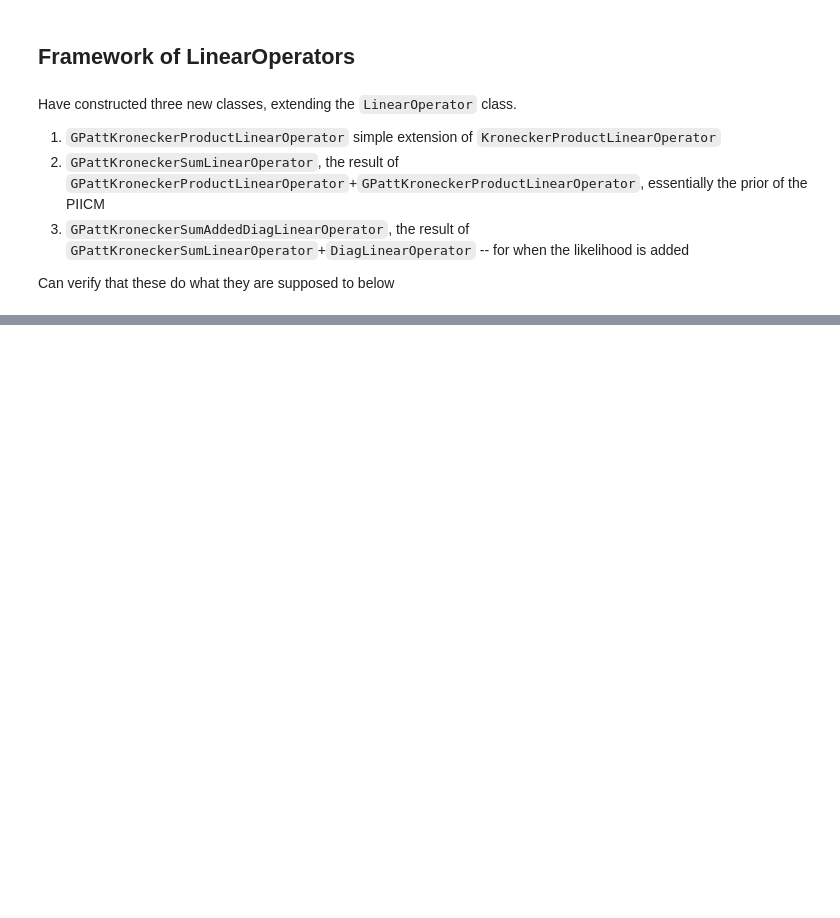
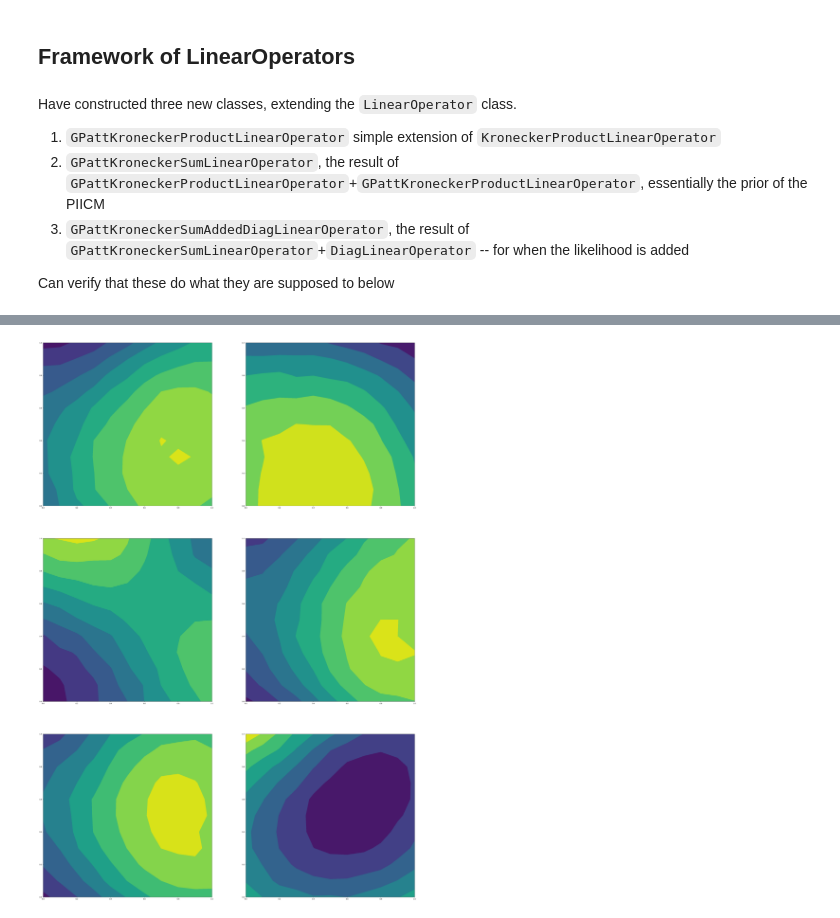
Before and after one commit to ltronneb/pimogp, a Jupyter notebook: notebooks/PIICM_implementation.ipynb, the cells around one changed output, grey strips where cells are left out. Cells and saved outputs as stored; diff of their text form; code cells hidden in the pictures; blank space fills up the shorter version.

```diff
--- a/notebooks/PIICM_implementation.ipynb
+++ b/notebooks/PIICM_implementation.ipynb
@@ -55,0 +115,9 @@ I need to make a version of the `FixedNoiseMultitaskGaussianLikelihood` which sh
+# %%
+# Create instance of MVN
+m = torch.distributions.MultivariateNormal(torch.zeros(N_total), K)
+y = m.sample()
+Y = torch.zeros((N,N_T))
+for i in range(N_T):
+    Y[:,i] = y[i*N:(i*N+N)]
+y = Y + 0.0001*torch.randn(Y.shape)
+s = torch.zeros(y.shape)
@@ -55,0 +142,14 @@ I need to make a version of the `FixedNoiseMultitaskGaussianLikelihood` which sh
+# %%
+# Plot
+[Xt,Yt] = np.meshgrid(X[:,0].unique().numpy(),X[:,1].unique().numpy())
+%matplotlib inline
+f, ((y1_ax, y2_ax), (y3_ax, y4_ax), (y5_ax, y6_ax)) = plt.subplots(3, 2, figsize=(40, 60))
+y1_ax.contourf(Xt,Yt,y[:,0].reshape(Xt.shape).detach().numpy(),cmap='viridis')
+y2_ax.contourf(Xt,Yt,y[:,3].reshape(Xt.shape).detach().numpy(),cmap='viridis')
+y3_ax.contourf(Xt,Yt,y[:,1].reshape(Xt.shape).detach().numpy(),cmap='viridis')
+y4_ax.contourf(Xt,Yt,y[:,4].reshape(Xt.shape).detach().numpy(),cmap='viridis')
+y5_ax.contourf(Xt,Yt,y[:,2].reshape(Xt.shape).detach().numpy(),cmap='viridis')
+y6_ax.contourf(Xt,Yt,y[:,5].reshape(Xt.shape).detach().numpy(),cmap='viridis')
+None
+# %% [output]
+[figure, added]
```
Also changed, not shown: parts of 19 cells of this notebook.
